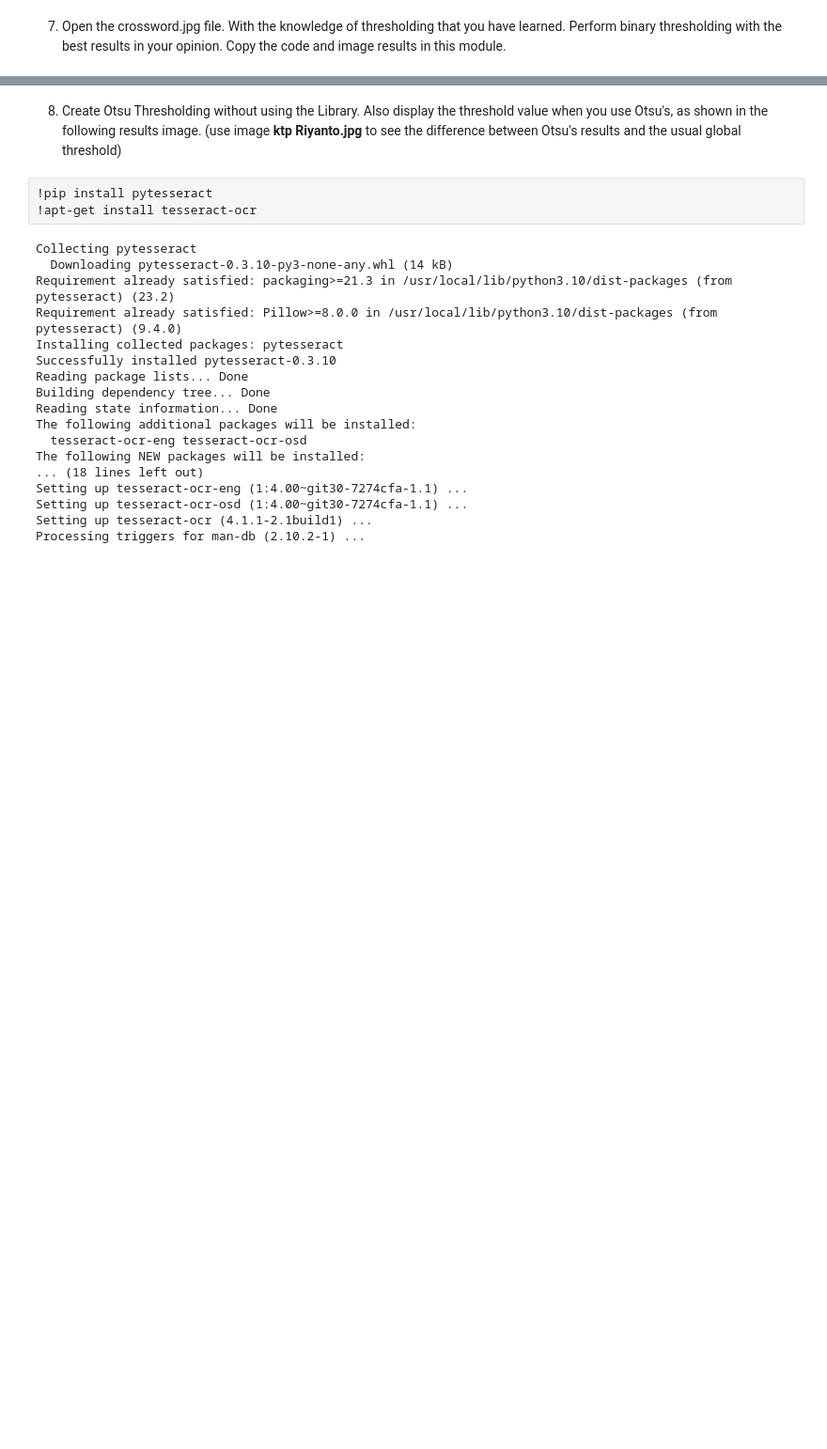
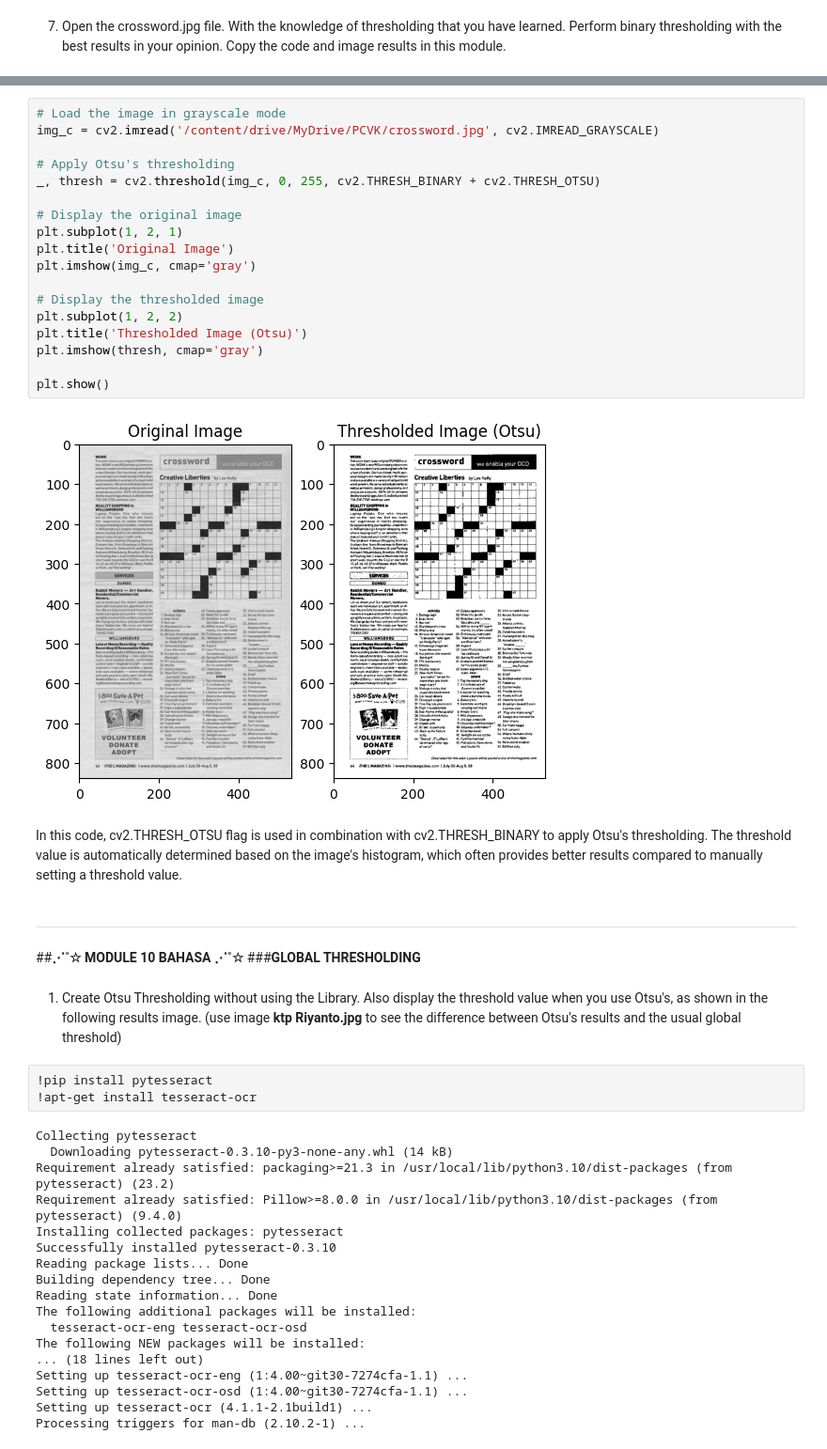
Before and after one commit to fnsalamaa/FINA-SALAMA-PCVK, a Jupyter notebook: Week10.ipynb, the cells around one changed output, grey strips where cells are left out. Shown at 94% size. Cells and saved outputs as stored; diff of their text form; blank space fills up the shorter version.

```diff
--- a/Week10.ipynb
+++ b/Week10.ipynb
@@ -139,5 +231,31 @@ code and image results in this module.
+# %%
+# Load the image in grayscale mode
+img_c = cv2.imread('/content/drive/MyDrive/PCVK/crossword.jpg', cv2.IMREAD_GRAYSCALE)
+
+# Apply Otsu's thresholding
+_, thresh = cv2.threshold(img_c, 0, 255, cv2.THRESH_BINARY + cv2.THRESH_OTSU)
+
+# Display the original image
+plt.subplot(1, 2, 1)
+plt.title('Original Image')
+plt.imshow(img_c, cmap='gray')
+
+# Display the thresholded image
+plt.subplot(1, 2, 2)
+plt.title('Thresholded Image (Otsu)')
+plt.imshow(thresh, cmap='gray')
+
+plt.show()
+# %% [output]
+[figure, added]
+# %% [markdown]
+In this code, cv2.THRESH_OTSU flag is used in combination with cv2.THRESH_BINARY to apply Otsu's thresholding. The threshold value is automatically determined based on the image's histogram, which often provides better results compared to manually setting a threshold value.
+# %% [markdown]
+----
+##**⋰˚☆ MODULE 10 BAHASA ⋰˚☆**
+###**GLOBAL THRESHOLDING**
 # %% [markdown]
-8. Create Otsu Thresholding without using the Library. Also display the threshold value
+1. Create Otsu Thresholding without using the Library. Also display the threshold value
 when you use Otsu's, as shown in the following results image. (use image **ktp Riyanto.jpg** to see the difference between Otsu's results and the usual global threshold)
 # %%
 !pip install pytesseract
```
Also changed, not shown: parts of 7 cells of this notebook.
